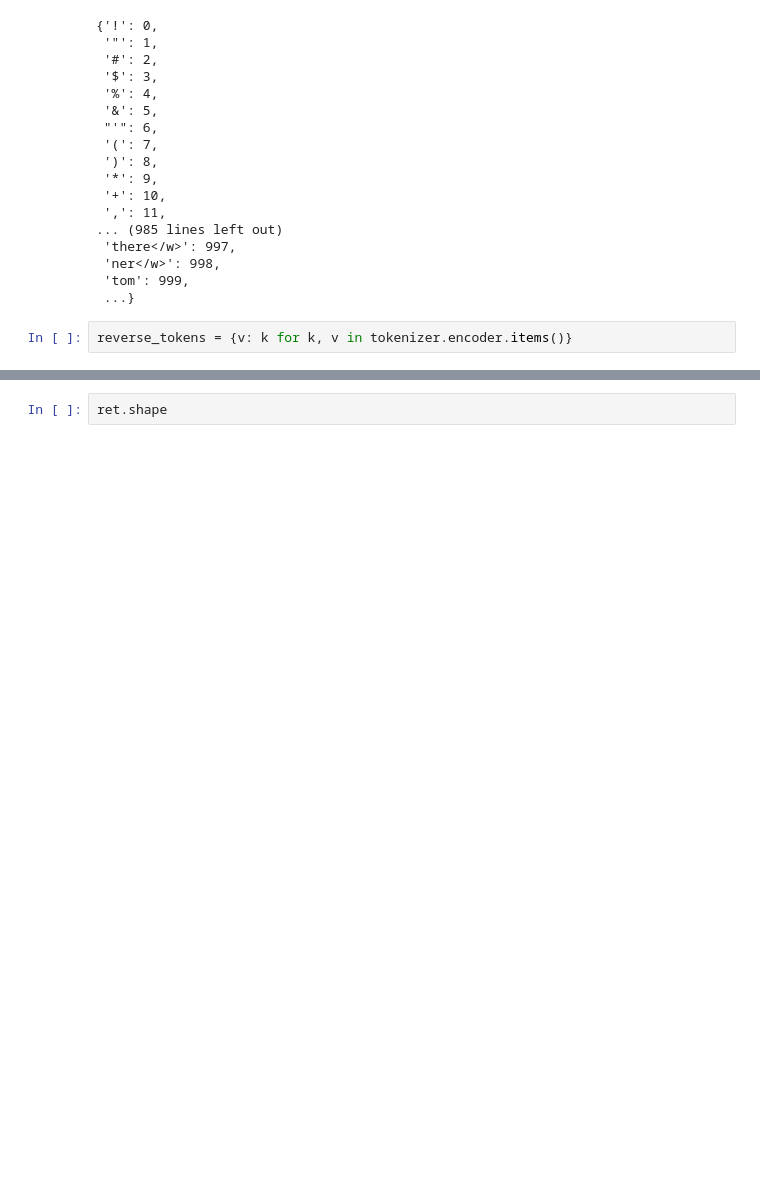
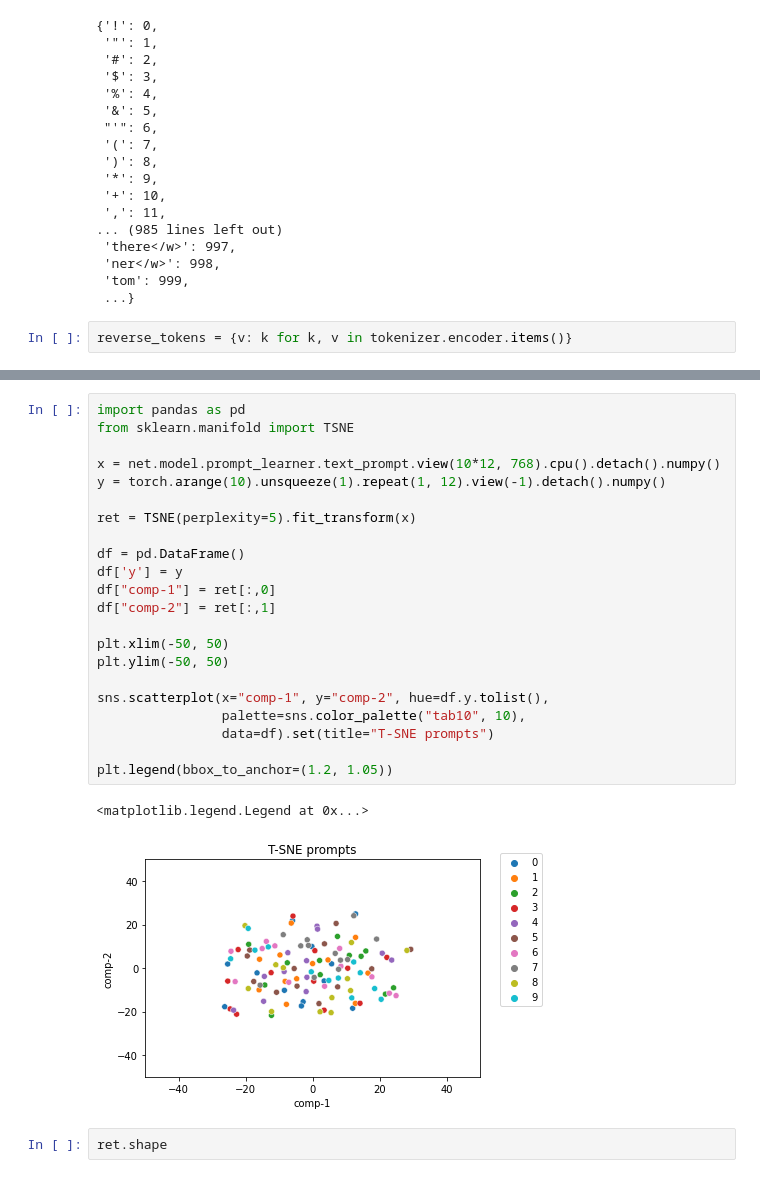
Before and after one commit to aimagelab/mammoth, a Jupyter notebook: attriclip_inspect.ipynb, the cells around one changed output, grey strips where cells are left out. Drawn from its saved outputs; the diff is of its cells as text; blank space fills up the shorter version.

```diff
--- a/attriclip_inspect.ipynb
+++ b/attriclip_inspect.ipynb
@@ -77,6 +77,31 @@ for i in range(10):
 ['âĻ¬</w>', 'vince</w>', 'bek']
 ['ular</w>', 'hazelnut</w>', 'ents</w>']
 ['munch', 'depend', 'sub']
+# %%
+import pandas as pd
+from sklearn.manifold import TSNE
+
+x = net.model.prompt_learner.text_prompt.view(10*12, 768).cpu().detach().numpy()
+y = torch.arange(10).unsqueeze(1).repeat(1, 12).view(-1).detach().numpy()
+
+ret = TSNE(perplexity=5).fit_transform(x)
+
+df = pd.DataFrame()
+df['y'] = y
+df["comp-1"] = ret[:,0]
+df["comp-2"] = ret[:,1]
+
+plt.xlim(-50, 50)
+plt.ylim(-50, 50)
+
+sns.scatterplot(x="comp-1", y="comp-2", hue=df.y.tolist(),
+                palette=sns.color_palette("tab10", 10),
+                data=df).set(title="T-SNE prompts")
+
+plt.legend(bbox_to_anchor=(1.2, 1.05))
+# %% [output]
+<matplotlib.legend.Legend at 0x...>
+[figure, added]
 # %%
 ret.shape
 # %% [output]
```
Also changed, not shown: parts of 4 cells of this notebook, 1 other file.
